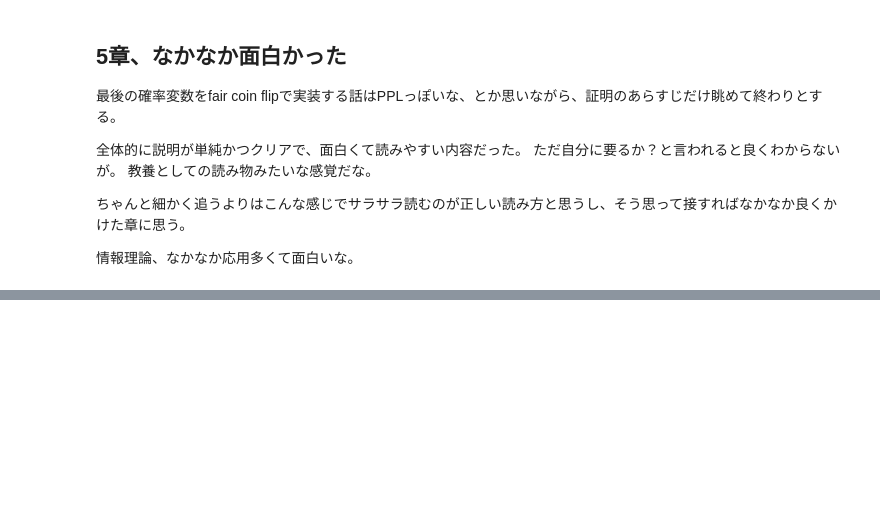
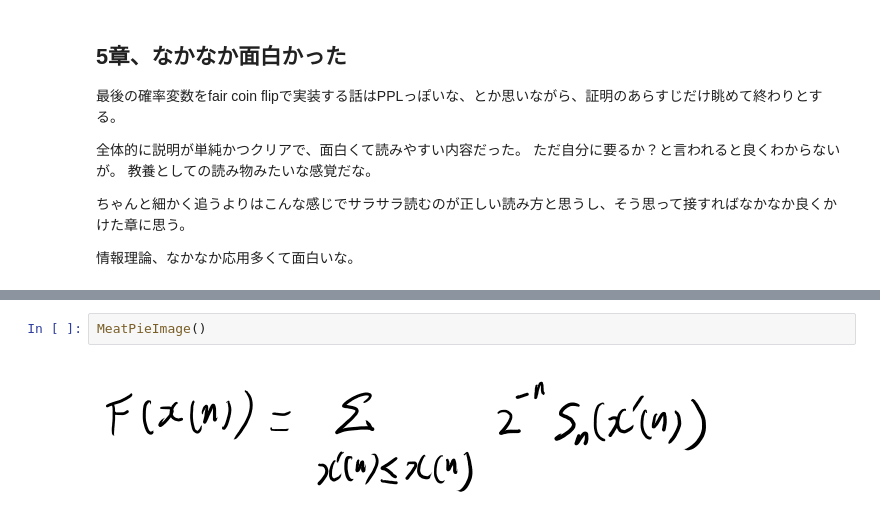
Before and after one commit to karino2/karino2.github.io, a Jupyter notebook: ipynb/2019-02-10-144121.ipynb, the cells around one changed output, grey strips where cells are left out. Saved outputs shown, nothing was run; the diff lists cells and outputs as text; blank space fills up the shorter version.

```diff
--- a/ipynb/2019-02-10-144121.ipynb
+++ b/ipynb/2019-02-10-144121.ipynb
@@ -253,0 +270,4 @@ aとbも同じ。
+# %%
+MeatPieImage()
+# %% [output]
+[figure, added]
```
Also changed, not shown: parts of 12 cells of this notebook.
